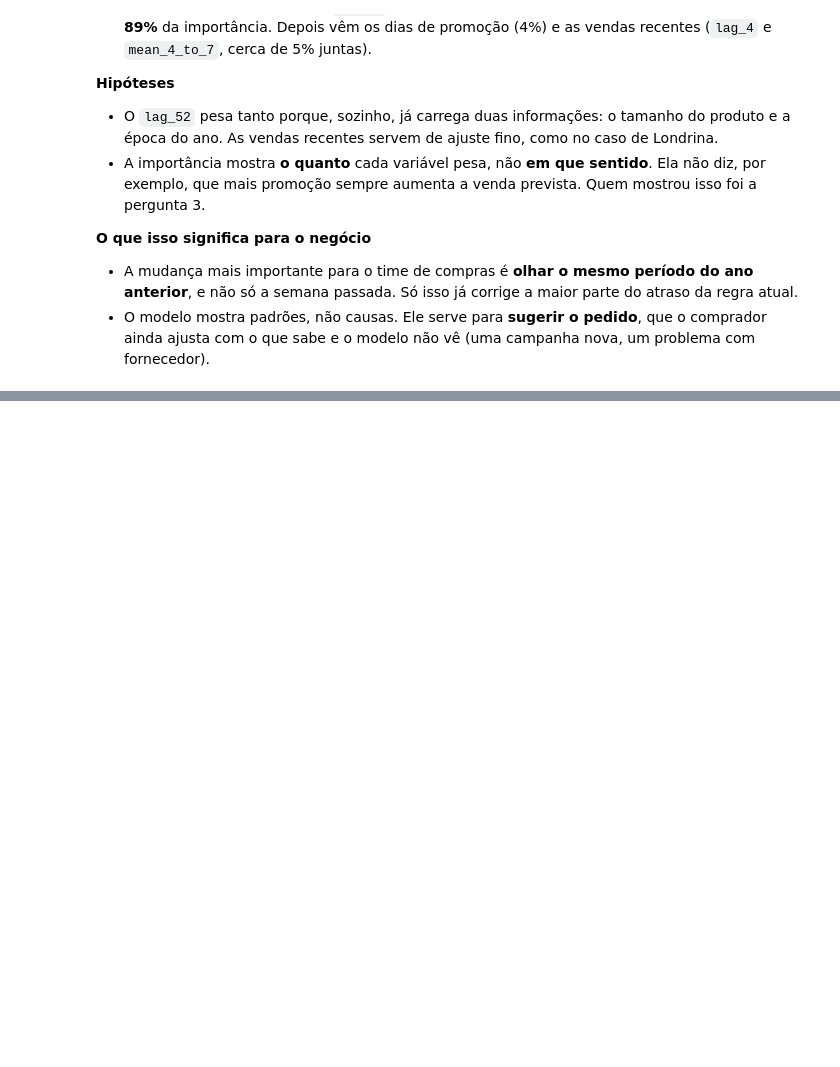
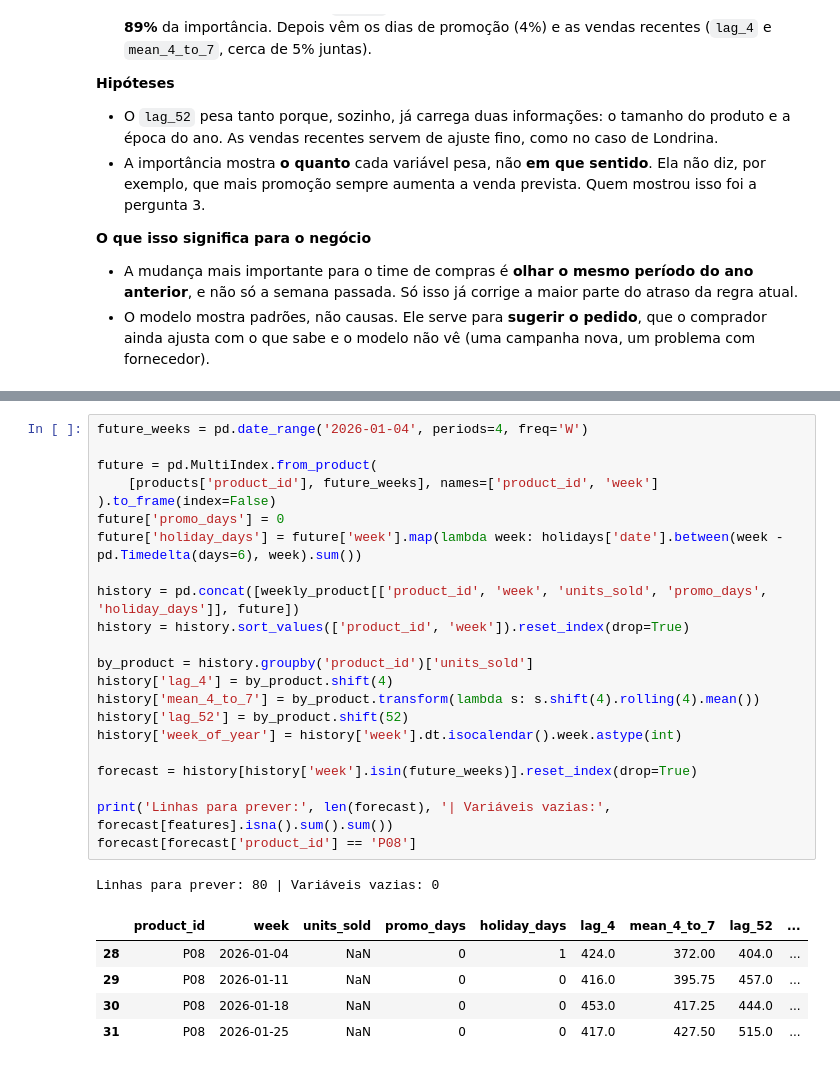
Before and after one commit to ricardo-paganini/pharmacy-demand-forecast, a Jupyter notebook: pharmacy_demand_forecast.ipynb, the cells around one changed output, grey strips where cells are left out. Saved outputs shown, nothing was run; the diff lists cells and outputs as text; blank space fills up the shorter version.

```diff
--- a/pharmacy_demand_forecast.ipynb
+++ b/pharmacy_demand_forecast.ipynb
@@ -879,0 +903,29 @@ dtype: float64
+# %%
+future_weeks = pd.date_range('2026-01-04', periods=4, freq='W')
+
+future = pd.MultiIndex.from_product(
+    [products['product_id'], future_weeks], names=['product_id', 'week']
+).to_frame(index=False)
+future['promo_days'] = 0
+future['holiday_days'] = future['week'].map(lambda week: holidays['date'].between(week - pd.Timedelta(days=6), week).sum())
+
+history = pd.concat([weekly_product[['product_id', 'week', 'units_sold', 'promo_days', 'holiday_days']], future])
+history = history.sort_values(['product_id', 'week']).reset_index(drop=True)
+
+by_product = history.groupby('product_id')['units_sold']
+history['lag_4'] = by_product.shift(4)
+history['mean_4_to_7'] = by_product.transform(lambda s: s.shift(4).rolling(4).mean())
+history['lag_52'] = by_product.shift(52)
+history['week_of_year'] = history['week'].dt.isocalendar().week.astype(int)
+
+forecast = history[history['week'].isin(future_weeks)].reset_index(drop=True)
+
+print('Linhas para prever:', len(forecast), '| Variáveis vazias:', forecast[features].isna().sum().sum())
+forecast[forecast['product_id'] == 'P08']
+# %% [output]
+Linhas para prever: 80 | Variáveis vazias: 0
+|  | product_id | week | units_sold | promo_days | holiday_days | lag_4 | mean_4_to_7 | lag_52 | ... |
+| 28 | P08 | 2026-01-04 | NaN | 0 | 1 | 424.0 | 372.00 | 404.0 | ... |
+| 29 | P08 | 2026-01-11 | NaN | 0 | 0 | 416.0 | 395.75 | 457.0 | ... |
+| 30 | P08 | 2026-01-18 | NaN | 0 | 0 | 453.0 | 417.25 | 444.0 | ... |
+| 31 | P08 | 2026-01-25 | NaN | 0 | 0 | 417.0 | 427.50 | 515.0 | ... |
```
Also changed, not shown: parts of 6 cells of this notebook.
